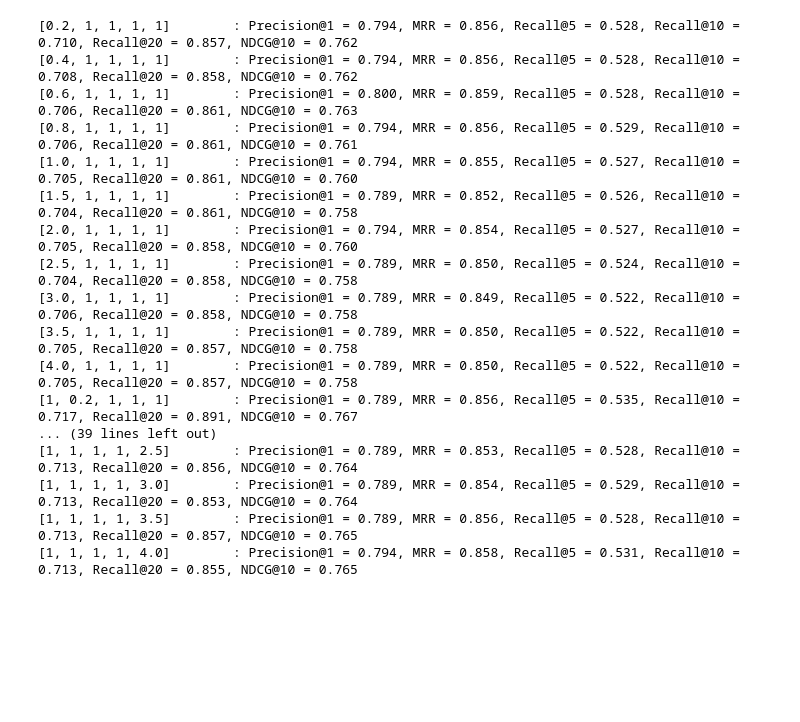
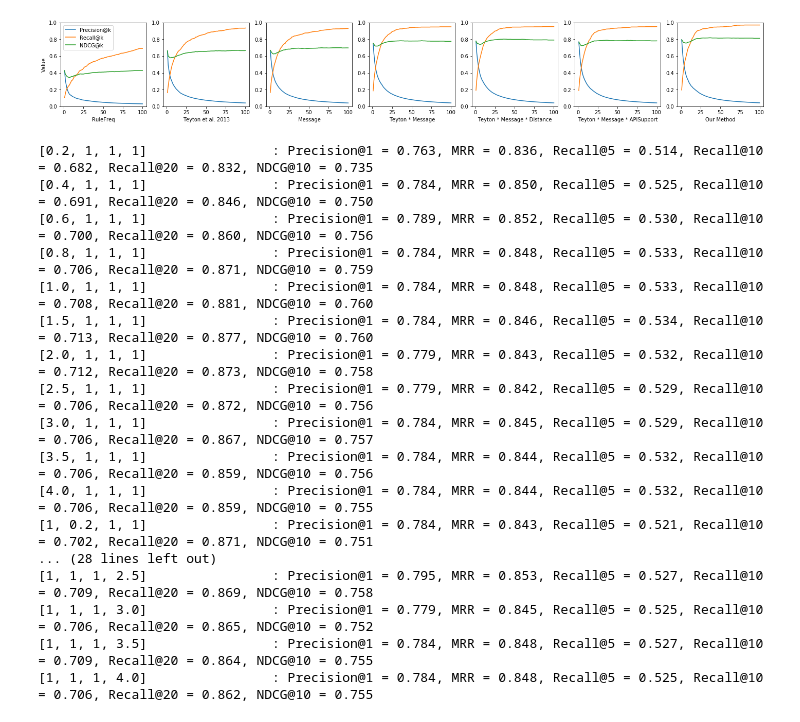
Before and after one commit to hehao98/MigrationHelper, a Jupyter notebook: evaluation/rq3_ranking.ipynb, the cells around one changed output. Drawn from its saved outputs; the diff is of its cells as text; code cells hidden in the pictures; blank space fills up the shorter version.

```diff
--- a/evaluation/rq3_ranking.ipynb
+++ b/evaluation/rq3_ranking.ipynb
@@ -68,10 +74,10 @@ def evaluate(method, rules, possible_rules, confirmed_rules):
     from_lib_set = set(x for x, y in confirmed_rules)
     reciprocal_ranks_confirmed = {}
     reciprocal_ranks_possible = {}
-    for from_lib, candidates in rules.groupby(by="fromGroupArtifact"):
+    for from_lib, candidates in rules.groupby(by="fromLib"):
         if from_lib not in from_lib_set:
             continue
-        this_rules = [(from_lib, to_lib) for to_lib in candidates["toGroupArtifact"]]
+        this_rules = [(from_lib, to_lib) for to_lib in candidates["toLib"]]
         this_possible_rules = [(from_lib, to_lib) for from_lib, to_lib in this_rules if (from_lib, to_lib) in possible_rules]
         this_confirmed_rules = [(from_lib, to_lib) for from_lib, to_lib in this_rules if (from_lib, to_lib) in confirmed_rules]
         for k, (from_lib, to_lib) in enumerate(this_rules):
@@ -96,7 +102,7 @@ def evaluate(method, rules, possible_rules, confirmed_rules):
         top_rules[k] += top_rules[k - 1]
     result = {
         "Name": method,
-        "FromLibCount": len(from_lib_set & set(rules["fromGroupArtifact"])),
+        "FromLibCount": len(from_lib_set & set(rules["fromLib"])),
         "MRR-C": np.mean(list(reciprocal_ranks_confirmed.values())),
         "MRR-P": np.mean(list(reciprocal_ranks_possible.values())),
         "Precision-C@k": [],
@@ -133,7 +139,7 @@ def print_evaluation_result(result):
                       result["NDCG-C@k"][k],
                       result["NDCG-P@k"][k]))
 def print_one_line_evaluation_result(result):
-    print("{:25}: Precision@1 = {:0.3f}, MRR = {:0.3f}, Recall@5 = {:0.3f}, Recall@10 = {:0.3f}, "
+    print("{:30}: Precision@1 = {:0.3f}, MRR = {:0.3f}, Recall@5 = {:0.3f}, Recall@10 = {:0.3f}, "
          "Recall@20 = {:0.3f}, NDCG@10 = {:0.3f}".format(
              result["Name"],
              result["Precision-C@k"][0],
@@ -149,7 +155,7 @@ def our_method(rules):
         # np.minimum(0.15, rules["confTeyton"])
         # np.log2(rules["confTeyton"] + 1)
         rules["confTeyton"]
-        * rules["ruleFreq"]
+        # * rules["ruleFreq"]
         # * rules["ruleCount"] / rules["concurrence"]
         # * rules["concurrenceAdjustment"]
         # * np.minimum(rules["ruleFreq"], rules["ruleFreqToLib"])
@@ -157,9 +163,10 @@ def our_method(rules):
         # * rules["positionSupport"]
         * rules["commitDistance"]
         * np.log2(rules["possibleCommitCount"] + 1)
+        # * np.maximum(0.2, rules["commitMessageSupport"])
         # * np.minimum(rules["similarity"], 0.1)
     )
-    return rules.sort_values(by=["fromGroupArtifact", "confidence"], ascending=[True, False])
+    return rules.sort_values(by=["fromLib", "confidence"], ascending=[True, False])
 result = evaluate("Our Method", our_method(rules), possible_rule_set, confirmed_rule_set)
 print_evaluation_result(result)
 our_method(rules).to_csv("recommend-output.csv", index=False)
@@ -184,6 +191,6 @@ Top 100: Precision-C/P = 0.044/0.051, Recall-C/P = 0.966/0.559, NDCG-C/P = 0.802
 # %%
 def teyton_2013(rules):
-    return rules.sort_values(by=["fromGroupArtifact", "confTeyton"], ascending=[True, False])
+    return rules.sample(frac=1).sort_values(by=["fromLib", "confTeyton"], ascending=[True, False])
 result = evaluate("Teyton et al. 2013", teyton_2013(rules), possible_rule_set, confirmed_rule_set)
 print_evaluation_result(result)
 # %% [output]
@@ -230,6 +237,6 @@ Top 100: Precision-C/P = 0.034/0.047, Recall-C/P = 0.743/0.520, NDCG-C/P = 0.457
 # %%
 def regression(rules):
-    feat_names = ["confTeyton", "apiSupportMin", "ruleFreq", "commitDistance", "possibleCommitCount"]
+    feat_names = ["confTeyton", "apiSupportMin", "commitDistance", "possibleCommitCount"]
     rules["apiSupportMin"] = rules["apiSupport"].apply(lambda x: max(0.1, x))
     feat_series = {name: np.log2(rules[name] + 1) for name in feat_names}
     X = []
@@ -248,7 +255,7 @@ def regression(rules):
     for idx, coef in enumerate(reg.coef_):
         print("Coef {}: {}".format(feat_names[idx], coef))
     rules["confidence"] = reg.predict(X)
-    return rules.sort_values(by=["fromGroupArtifact", "confidence"], ascending=[True, False])
+    return rules.sort_values(by=["fromLib", "confidence"], ascending=[True, False])
 result = evaluate("Generalized Linear Model", regression(rules), possible_rule_set, confirmed_rule_set)
 print_evaluation_result(result)
 # %% [output]
@@ -323,9 +324,25 @@ Generalized Linear Model : Precision@1 = 0.756, MRR = 0.825, Recall@5 = 0.484, R
+# %%
+fig, axes = plt.subplots(1, len(methods), figsize=(3.5 * len(methods), 3))
+for i, result in enumerate(results):
+    x = list(range(1, len(result["Precision-C@k"]) + 1))
+    axes[i].plot(x, result["Precision-C@k"], label="Precision@k")
+    axes[i].plot(x, result["Recall-C@k"], label="Recall@k")
+    axes[i].plot(x, result["NDCG-C@k"], label="NDCG@k")
+    axes[i].set_xlabel(result["Name"])
+    axes[i].set_ylim([0, 1])
+    if i == 0:
+        axes[i].set_ylabel("Value")
+        axes[i].legend()
+fig.show()
+fig.savefig("pic/metric-trend.pdf", bbox_inches="tight")
+# %% [output]
+[figure, added]
 # %%
 vals = [0.2, 0.4, 0.6, 0.8, 1.0, 1.5, 2.0, 2.5, 3.0, 3.5, 4.0]
 params = []
-for loc in range(0, 5):
+for loc in range(0, 4):
     for i in vals:
-        param = [1, 1, 1, 1, 1]
+        param = [1, 1, 1, 1]
         param[loc] = i
         params.append((str(param), method, param))
 pool = multiprocessing.Pool(12)
@@ -334,20 +351,20 @@ pool.close()
 for result in results:
     print_one_line_evaluation_result(result)
 # %% [output]
-[0.2, 1, 1, 1, 1]        : Precision@1 = 0.794, MRR = 0.856, Recall@5 = 0.528, Recall@10 = 0.710, Recall@20 = 0.857, NDCG@10 = 0.762
-[0.4, 1, 1, 1, 1]        : Precision@1 = 0.794, MRR = 0.856, Recall@5 = 0.528, Recall@10 = 0.708, Recall@20 = 0.858, NDCG@10 = 0.762
-[0.6, 1, 1, 1, 1]        : Precision@1 = 0.800, MRR = 0.859, Recall@5 = 0.528, Recall@10 = 0.706, Recall@20 = 0.861, NDCG@10 = 0.763
-[0.8, 1, 1, 1, 1]        : Precision@1 = 0.794, MRR = 0.856, Recall@5 = 0.529, Recall@10 = 0.706, Recall@20 = 0.861, NDCG@10 = 0.761
-[1.0, 1, 1, 1, 1]        : Precision@1 = 0.794, MRR = 0.855, Recall@5 = 0.527, Recall@10 = 0.705, Recall@20 = 0.861, NDCG@10 = 0.760
-[1.5, 1, 1, 1, 1]        : Precision@1 = 0.789, MRR = 0.852, Recall@5 = 0.526, Recall@10 = 0.704, Recall@20 = 0.861, NDCG@10 = 0.758
-[2.0, 1, 1, 1, 1]        : Precision@1 = 0.794, MRR = 0.854, Recall@5 = 0.527, Recall@10 = 0.705, Recall@20 = 0.858, NDCG@10 = 0.760
-[2.5, 1, 1, 1, 1]        : Precision@1 = 0.789, MRR = 0.850, Recall@5 = 0.524, Recall@10 = 0.704, Recall@20 = 0.858, NDCG@10 = 0.758
-[3.0, 1, 1, 1, 1]        : Precision@1 = 0.789, MRR = 0.849, Recall@5 = 0.522, Recall@10 = 0.706, Recall@20 = 0.858, NDCG@10 = 0.758
-[3.5, 1, 1, 1, 1]        : Precision@1 = 0.789, MRR = 0.850, Recall@5 = 0.522, Recall@10 = 0.705, Recall@20 = 0.857, NDCG@10 = 0.758
-[4.0, 1, 1, 1, 1]        : Precision@1 = 0.789, MRR = 0.850, Recall@5 = 0.522, Recall@10 = 0.705, Recall@20 = 0.857, NDCG@10 = 0.758
-[1, 0.2, 1, 1, 1]        : Precision@1 = 0.789, MRR = 0.856, Recall@5 = 0.535, Recall@10 = 0.717, Recall@20 = 0.891, NDCG@10 = 0.767
-... (39 lines left out)
-[1, 1, 1, 1, 2.5]        : Precision@1 = 0.789, MRR = 0.853, Recall@5 = 0.528, Recall@10 = 0.713, Recall@20 = 0.856, NDCG@10 = 0.764
-[1, 1, 1, 1, 3.0]        : Precision@1 = 0.789, MRR = 0.854, Recall@5 = 0.529, Recall@10 = 0.713, Recall@20 = 0.853, NDCG@10 = 0.764
-[1, 1, 1, 1, 3.5]        : Precision@1 = 0.789, MRR = 0.856, Recall@5 = 0.528, Recall@10 = 0.713, Recall@20 = 0.857, NDCG@10 = 0.765
-[1, 1, 1, 1, 4.0]        : Precision@1 = 0.794, MRR = 0.858, Recall@5 = 0.531, Recall@10 = 0.713, Recall@20 = 0.855, NDCG@10 = 0.765
+[0.2, 1, 1, 1]                : Precision@1 = 0.763, MRR = 0.836, Recall@5 = 0.514, Recall@10 = 0.682, Recall@20 = 0.832, NDCG@10 = 0.735
+[0.4, 1, 1, 1]                : Precision@1 = 0.784, MRR = 0.850, Recall@5 = 0.525, Recall@10 = 0.691, Recall@20 = 0.846, NDCG@10 = 0.750
+[0.6, 1, 1, 1]                : Precision@1 = 0.789, MRR = 0.852, Recall@5 = 0.530, Recall@10 = 0.700, Recall@20 = 0.860, NDCG@10 = 0.756
+[0.8, 1, 1, 1]                : Precision@1 = 0.784, MRR = 0.848, Recall@5 = 0.533, Recall@10 = 0.706, Recall@20 = 0.871, NDCG@10 = 0.759
+[1.0, 1, 1, 1]                : Precision@1 = 0.784, MRR = 0.848, Recall@5 = 0.533, Recall@10 = 0.708, Recall@20 = 0.881, NDCG@10 = 0.760
+[1.5, 1, 1, 1]                : Precision@1 = 0.784, MRR = 0.846, Recall@5 = 0.534, Recall@10 = 0.713, Recall@20 = 0.877, NDCG@10 = 0.760
+[2.0, 1, 1, 1]                : Precision@1 = 0.779, MRR = 0.843, Recall@5 = 0.532, Recall@10 = 0.712, Recall@20 = 0.873, NDCG@10 = 0.758
+[2.5, 1, 1, 1]                : Precision@1 = 0.779, MRR = 0.842, Recall@5 = 0.529, Recall@10 = 0.706, Recall@20 = 0.872, NDCG@10 = 0.756
+[3.0, 1, 1, 1]                : Precision@1 = 0.784, MRR = 0.845, Recall@5 = 0.529, Recall@10 = 0.706, Recall@20 = 0.867, NDCG@10 = 0.757
+[3.5, 1, 1, 1]                : Precision@1 = 0.784, MRR = 0.844, Recall@5 = 0.532, Recall@10 = 0.706, Recall@20 = 0.859, NDCG@10 = 0.756
+[4.0, 1, 1, 1]                : Precision@1 = 0.784, MRR = 0.844, Recall@5 = 0.532, Recall@10 = 0.706, Recall@20 = 0.859, NDCG@10 = 0.755
+[1, 0.2, 1, 1]                : Precision@1 = 0.784, MRR = 0.843, Recall@5 = 0.521, Recall@10 = 0.702, Recall@20 = 0.871, NDCG@10 = 0.751
+... (28 lines left out)
+[1, 1, 1, 2.5]                : Precision@1 = 0.795, MRR = 0.853, Recall@5 = 0.527, Recall@10 = 0.709, Recall@20 = 0.869, NDCG@10 = 0.758
+[1, 1, 1, 3.0]                : Precision@1 = 0.779, MRR = 0.845, Recall@5 = 0.525, Recall@10 = 0.706, Recall@20 = 0.865, NDCG@10 = 0.752
+[1, 1, 1, 3.5]                : Precision@1 = 0.784, MRR = 0.848, Recall@5 = 0.527, Recall@10 = 0.709, Recall@20 = 0.864, NDCG@10 = 0.755
+[1, 1, 1, 4.0]                : Precision@1 = 0.784, MRR = 0.848, Recall@5 = 0.525, Recall@10 = 0.706, Recall@20 = 0.862, NDCG@10 = 0.755
```
Also changed, not shown: parts of 10 cells of this notebook, 11 other files.
